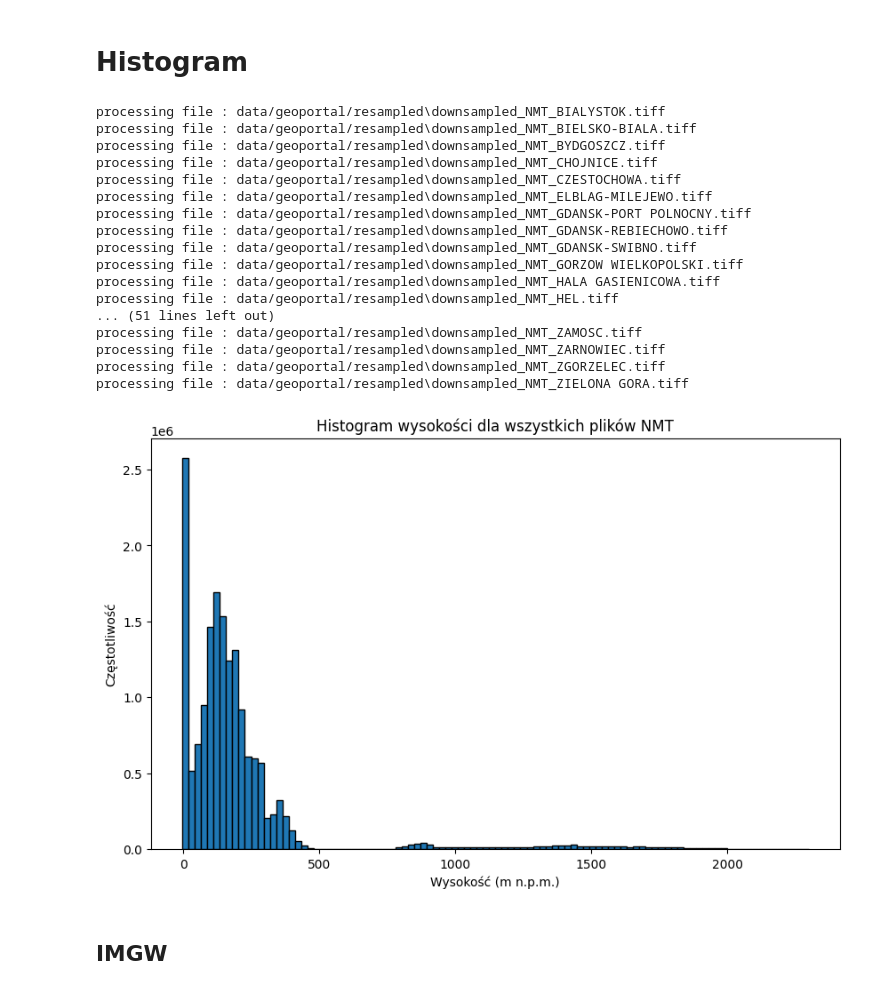
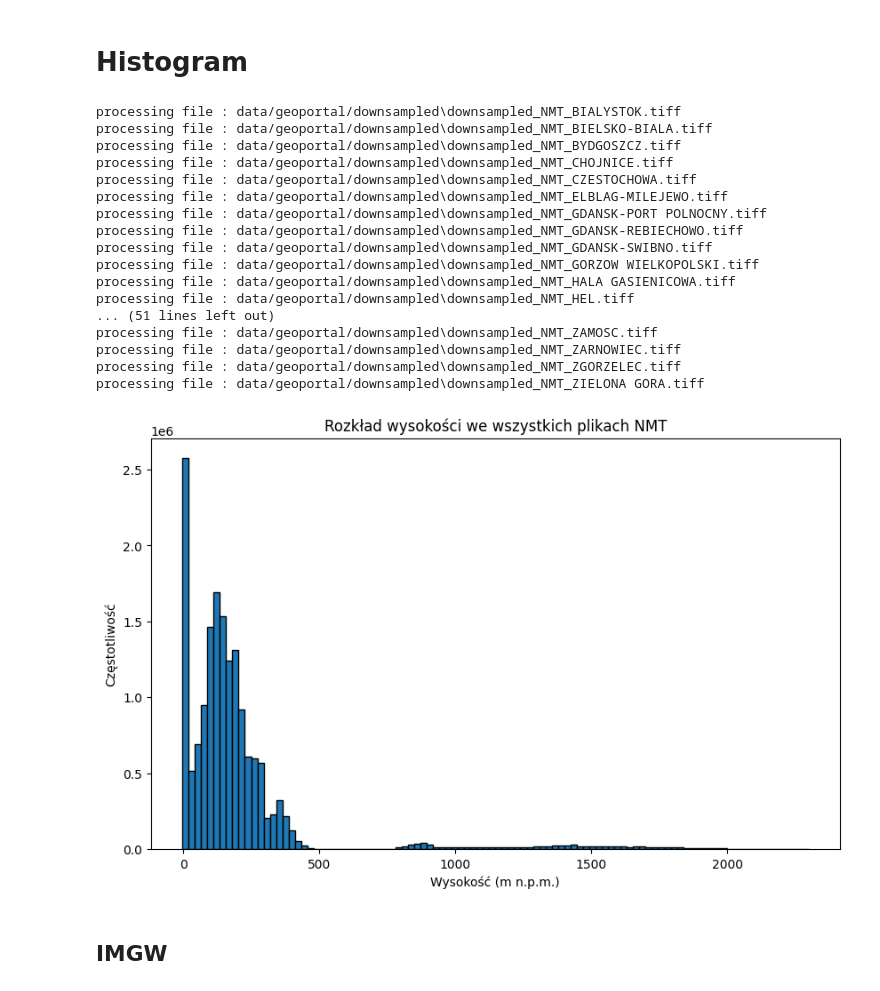
Before and after one commit to plmrr/microclimate-analysis, a Jupyter notebook: eda.ipynb, the cells around one changed output. Saved outputs shown, nothing was run; the diff lists cells and outputs as text; code cells hidden in the pictures.

```diff
--- a/eda.ipynb
+++ b/eda.ipynb
@@ -30,7 +30,7 @@ import numpy as np
 
 # https://klimat.imgw.pl/pl/meta-dane/
 
-file = "/resampled/downsampled_NMT_CZESTOCHOWA.tiff"
+file = "/downsampled/downsampled_NMT_CZESTOCHOWA.tiff"
 
 with rasterio.open(f'data/geoportal/{file}') as dataset:
     data = dataset.read(1)
@@ -95,46 +95,46 @@ for file_name in os.listdir(input_folder):
 # %%
 import rasterio
 import matplotlib.pyplot as plt
 import glob
 import os
 
 tiff_files = glob.glob("data/geoportal/downsampled/*.tiff")
 
 height_values = []
 
 for file in tiff_files:
     print(f'processing file : {file}')
     with rasterio.open(file) as src:
         data = src.read(1).flatten()
         height_values.extend(data)
 
 plt.figure(figsize=(10, 6))
 plt.hist(height_values, bins=100, edgecolor='black')
-plt.title("Histogram wysokości dla wszystkich plików NMT")
+plt.title("Rozkład wysokości we wszystkich plikach NMT")
 plt.xlabel("Wysokość (m n.p.m.)")
 plt.ylabel("Częstotliwość")
 plt.savefig(os.path.join('outputFiles/plots', f"NMT_hisrogram.png"))
 plt.show()
 plt.close()
 # %% [output]
-processing file : data/geoportal/resampled\downsampled_NMT_BIALYSTOK.tiff
-processing file : data/geoportal/resampled\downsampled_NMT_BIELSKO-BIALA.tiff
-processing file : data/geoportal/resampled\downsampled_NMT_BYDGOSZCZ.tiff
-processing file : data/geoportal/resampled\downsampled_NMT_CHOJNICE.tiff
-processing file : data/geoportal/resampled\downsampled_NMT_CZESTOCHOWA.tiff
-processing file : data/geoportal/resampled\downsampled_NMT_ELBLAG-MILEJEWO.tiff
-processing file : data/geoportal/resampled\downsampled_NMT_GDANSK-PORT POLNOCNY.tiff
-processing file : data/geoportal/resampled\downsampled_NMT_GDANSK-REBIECHOWO.tiff
-processing file : data/geoportal/resampled\downsampled_NMT_GDANSK-SWIBNO.tiff
-processing file : data/geoportal/resampled\downsampled_NMT_GORZOW WIELKOPOLSKI.tiff
-processing file : data/geoportal/resampled\downsampled_NMT_HALA GASIENICOWA.tiff
-processing file : data/geoportal/resampled\downsampled_NMT_HEL.tiff
+processing file : data/geoportal/downsampled\downsampled_NMT_BIALYSTOK.tiff
+processing file : data/geoportal/downsampled\downsampled_NMT_BIELSKO-BIALA.tiff
+processing file : data/geoportal/downsampled\downsampled_NMT_BYDGOSZCZ.tiff
+processing file : data/geoportal/downsampled\downsampled_NMT_CHOJNICE.tiff
+processing file : data/geoportal/downsampled\downsampled_NMT_CZESTOCHOWA.tiff
+processing file : data/geoportal/downsampled\downsampled_NMT_ELBLAG-MILEJEWO.tiff
+processing file : data/geoportal/downsampled\downsampled_NMT_GDANSK-PORT POLNOCNY.tiff
+processing file : data/geoportal/downsampled\downsampled_NMT_GDANSK-REBIECHOWO.tiff
+processing file : data/geoportal/downsampled\downsampled_NMT_GDANSK-SWIBNO.tiff
+processing file : data/geoportal/downsampled\downsampled_NMT_GORZOW WIELKOPOLSKI.tiff
+processing file : data/geoportal/downsampled\downsampled_NMT_HALA GASIENICOWA.tiff
+processing file : data/geoportal/downsampled\downsampled_NMT_HEL.tiff
 ... (51 lines left out)
-processing file : data/geoportal/resampled\downsampled_NMT_ZAMOSC.tiff
-processing file : data/geoportal/resampled\downsampled_NMT_ZARNOWIEC.tiff
-processing file : data/geoportal/resampled\downsampled_NMT_ZGORZELEC.tiff
-processing file : data/geoportal/resampled\downsampled_NMT_ZIELONA GORA.tiff
+processing file : data/geoportal/downsampled\downsampled_NMT_ZAMOSC.tiff
+processing file : data/geoportal/downsampled\downsampled_NMT_ZARNOWIEC.tiff
+processing file : data/geoportal/downsampled\downsampled_NMT_ZGORZELEC.tiff
+processing file : data/geoportal/downsampled\downsampled_NMT_ZIELONA GORA.tiff
-[figure, old version]
+[figure, new version]
 # %% [markdown]
 ## IMGW
 # %% [markdown]
```
Also changed, not shown: parts of 1 cell of this notebook, 1 other file.
